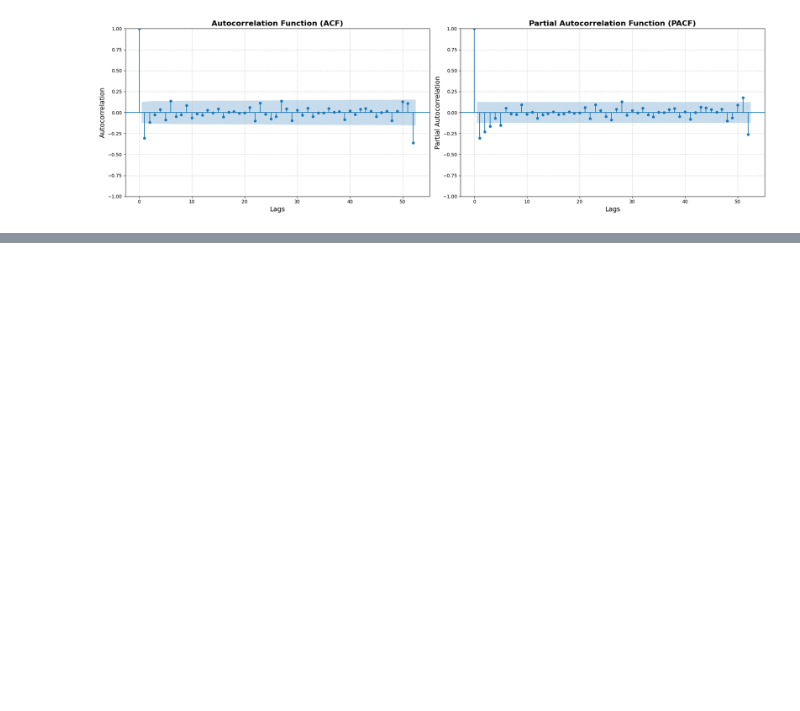
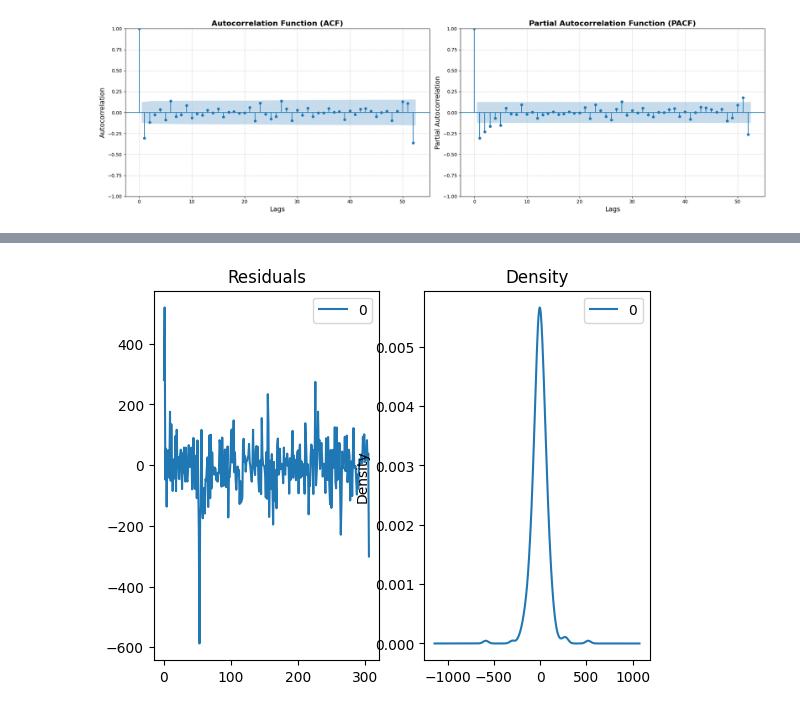
Before and after one commit to MattSona99/DataScience, a Jupyter notebook: Classification_Clustering_TimeSeries/timeseries.ipynb, the cells around one changed output, grey strips where cells are left out. Drawn from its saved outputs; the diff is of its cells as text; code cells hidden in the pictures; blank space fills up the shorter version.

Commit message:
Automodello trovato e creazione del modello SARIMAX

```diff
--- a/Classification_Clustering_TimeSeries/timeseries.ipynb
+++ b/Classification_Clustering_TimeSeries/timeseries.ipynb
@@ -552,20 +532,30 @@ Per determinare i parametri stagionali `P` e `Q`, osserviamo i lag specificament
 - **Grafico ACF**: si nota un **picco negativo statisticamente significativo al lag 52**. Questo picco è isolato, il che è un segnale molto forte per un modello di **Media Mobile Stagionale (SMA)**. Questo conferma la precedente ipotesi, suggerendo un valore di `Q = 1`.
 - **Grafico PACF**: analogamente, si osserva un **picco negativo significativo al lag 52**. Anche questo picco sembra essere isolato, suggerendo un modello **Autoregressivo Stagionale (SAR)** e un valore di `P = 1`.
 # %%
-from pmdarima import auto_arima
+import pmdarima as pm
 
-# Modello ARIMA automatico per trovare i parametri ottimali
-auto_arima_model = auto_arima(
-    crime_time_series['Total Incidents'],
-    seasonal=True,            # Nessuna stagionalità
-    trace=True,               # Stampa il processo di selezione
-    error_action='ignore',    # Ignora gli errori
-    suppress_warnings=True,   # Sopprime i warning
-    stepwise=True,            # Usa l'approccio stepwise per velocizzare
-    max_order=10              # Limita la somma di p, d, q, P, D, Q a 10
+# Eseguiamo auto_arima specificando il periodo stagionale 'm'
+# e forzando la differenziazione che sappiamo essere necessaria.
+sarima_model = pm.auto_arima(
+    crime_time_series['Total Incidents'],  # La serie temporale
+    seasonal=True,                         # Abilita la ricerca di un modello stagionale
+    m=52,                                  # Il periodo a 52 settimane
+
+    # Parametri per guidare la ricerca
+    d=1,                                   # Forza una differenziazione semplice (per il trend)
+    D=1,                                   # Forza una differenziazione stagionale
+    start_p=0, start_q=0,                  # Punto di partenza per i parametri non stagionali
+    start_P=0, start_Q=0,                  # Punto di partenza per i parametri stagionali
+    max_p=2, max_q=2,                      # Limite massimo per p e q
+    max_P=2, max_Q=2,                      # Limite massimo per P e Q
+
+    # Parametri per il controllo del processo
+    trace=True,                            # Mostra i modelli che sta testando
+    error_action='ignore',                 # Ignora i modelli che non convergono
+    suppress_warnings=True,                # Sopprime i warning
+    stepwise=True                          # Usa un approccio efficiente per la ricerca
 )
 
-# Risultati del modello ARIMA automatico
-print("\n=== Sommario del modello ARIMA automatico ===")
-print(auto_arima_model.summary())
+# Stampa il sommario del modello migliore trovato
+print(sarima_model.summary())
 # %% [output]
@@ -572,0 +597,9 @@ ModuleNotFoundError: No module named 'pmdarima'
+# %%
+# Analisi dei residui
+residuals = pd.DataFrame(sarima_model.resid())
+fig, ax = plt.subplots(1, 2)
+residuals.plot(title = "Residuals", ax=ax[0])
+residuals.plot(kind = 'kde',title = "Density", ax=ax[1])
+plt.show()
+# %% [output]
+[figure, added]
```
Also changed, not shown: parts of 11 cells of this notebook, 2 other files.
